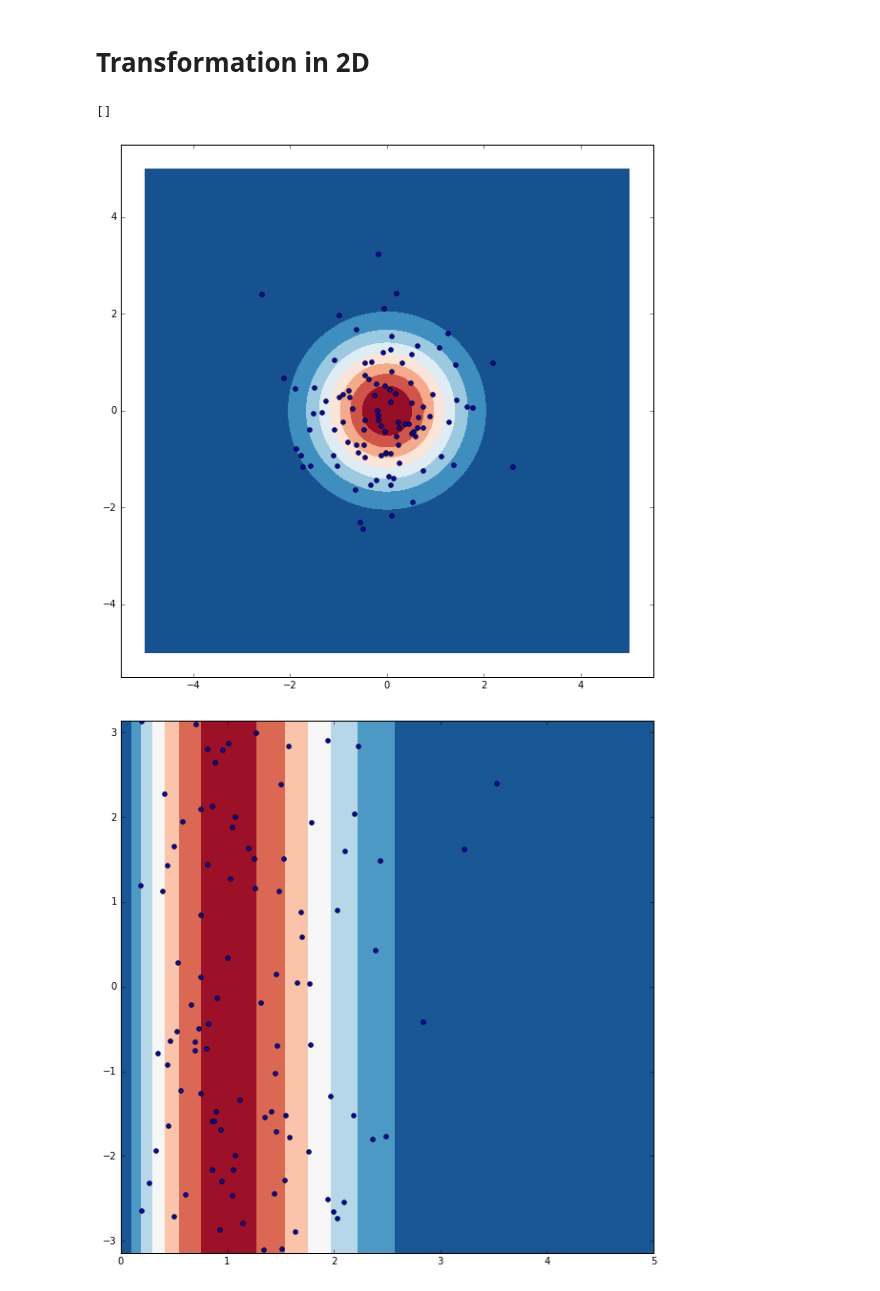
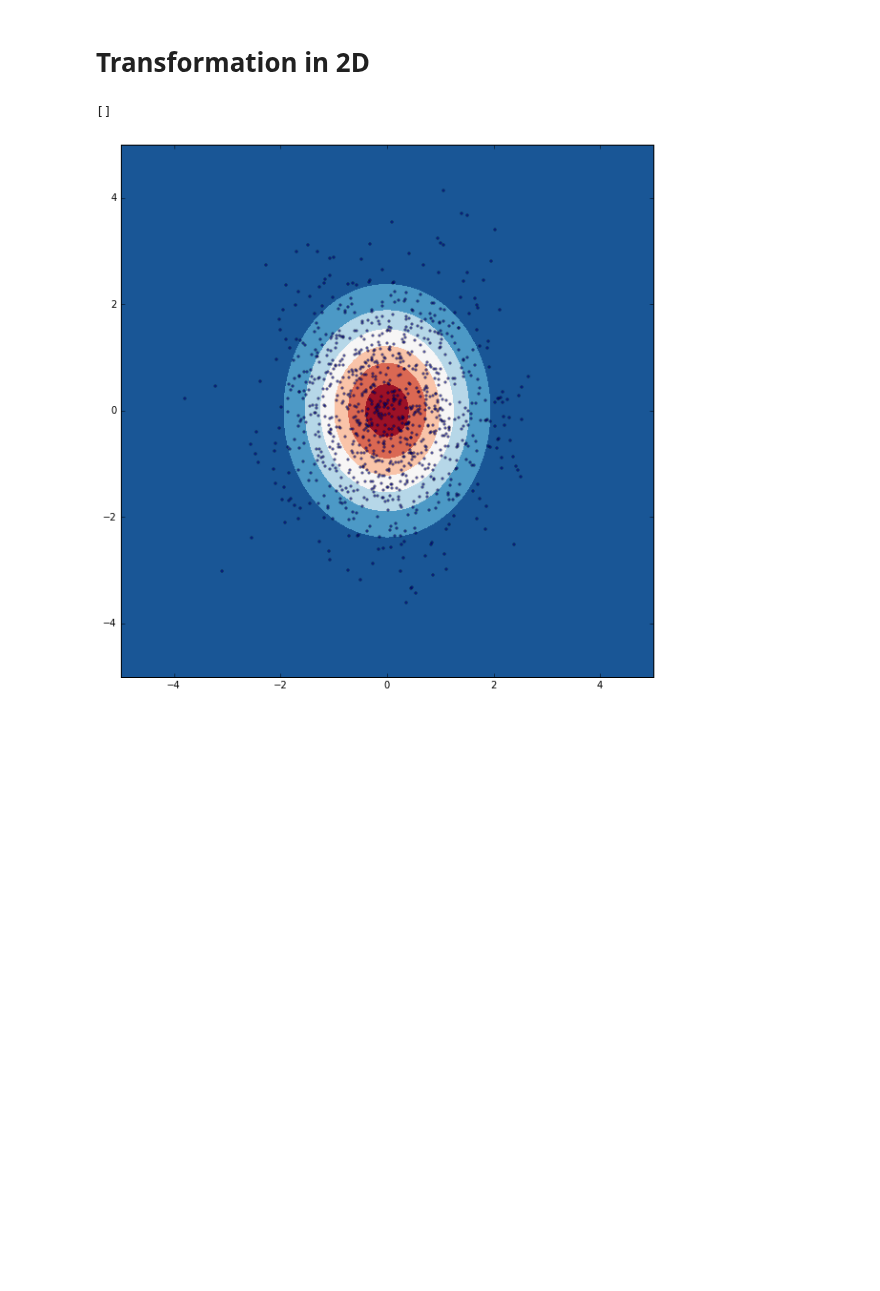
Before and after one commit to glouppe/notebooks, a Jupyter notebook: Probability density functions under changes of variables.ipynb, the cells around one changed output. Saved outputs shown, nothing was run; the diff lists cells and outputs as text; code cells hidden in the pictures; blank space fills up the shorter version.

```diff
--- a/Probability density functions under changes of variables.ipynb
+++ b/Probability density functions under changes of variables.ipynb
@@ -53,7 +53,7 @@ plt.show()
 # Transformation in 2D
 # %%
 from scipy.stats import multivariate_normal
-X =  multivariate_normal(mean=[0, 0], cov=np.eye(2))
+X =  multivariate_normal(mean=[0, 0], cov=[[1, 0], [0, 1.5]])
 f_X = X.pdf
 
 def _polar_2d(coords):
@@ -85,33 +85,21 @@ def f_Y(rphi):
     return J(rphi) * f_X(cartesian(rphi))
 # %%
 # Draw samples from X
-samples = X.rvs(100)
+samples = X.rvs(1000)
 
 # Draw f_X for cartesian coordinates
 mesh_xx, mesh_yy = np.meshgrid(np.linspace(-5, 5, 200),
-                     np.linspace(-5, 5, 200))
+                               np.linspace(-5, 5, 200))
 mesh = np.c_[mesh_xx.ravel(), mesh_yy.ravel()]
 
 plt.figure()
 plt.contourf(mesh_xx, mesh_yy,
              f_X(mesh).reshape(mesh_xx.shape),
              cmap=plt.cm.RdBu_r)
-plt.scatter(samples[:, 0], samples[:, 1])
+plt.scatter(samples[:, 0], samples[:, 1], alpha=0.5, marker=".")
+plt.xlim(-5, 5)
+plt.ylim(-5, 5)
 plt.plot()
-
-# Draw f_Y for polar coordinates
-plt.figure()
-plt.contourf(mesh_xx, mesh_yy,
-             f_Y(mesh).reshape(mesh_xx.shape),
-             cmap=plt.cm.RdBu_r)
-samples = polar(samples)
-plt.scatter(samples[:, 0], samples[:, 1])
-plt.xlim(0, 5)
-plt.ylim(-np.pi, np.pi)
-plt.plot()
-
-# see http://kaharris.org/teaching/425/Lectures/lec30.pdf
 # %% [output]
 []
-[figure, old version]
+[figure, new version]
-[figure, removed]
```
Also changed, not shown: parts of 6 cells of this notebook.
